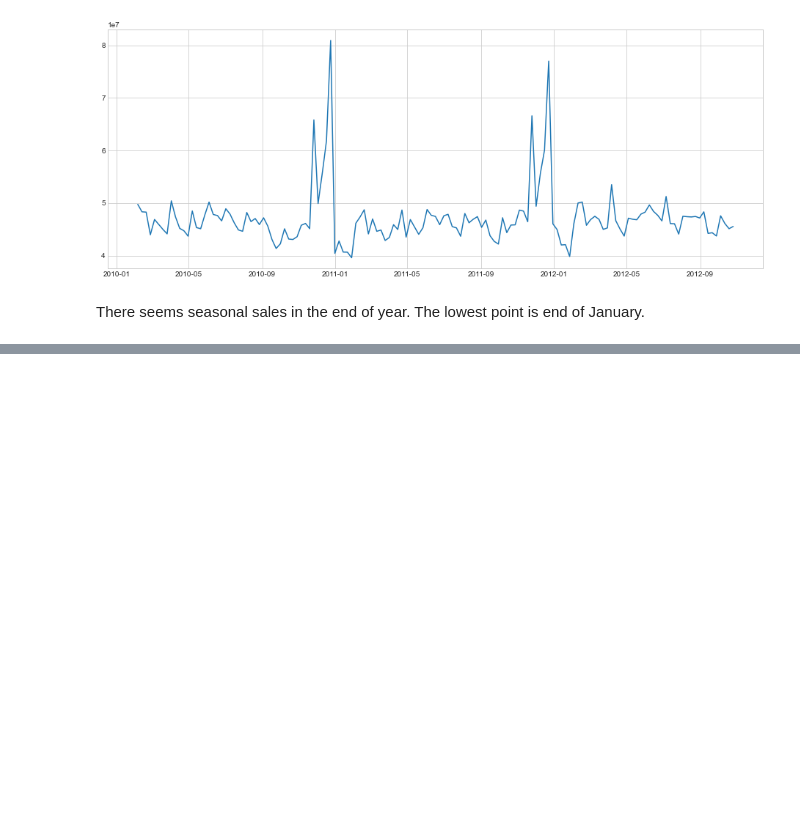
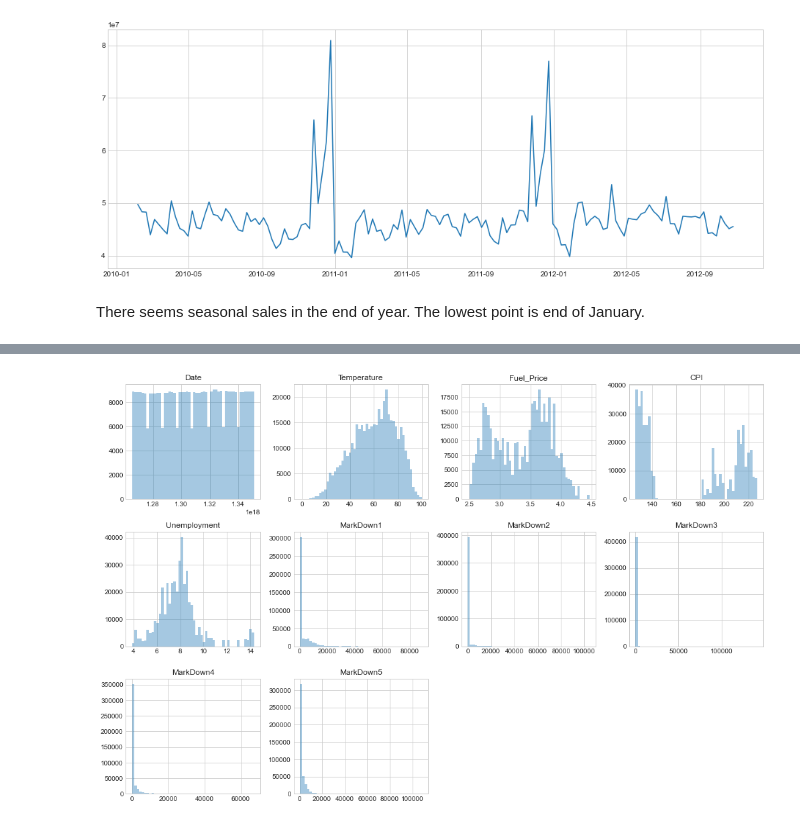
Before and after one commit to rainbowmoonlight/Kaggle, a Jupyter notebook: Walmart - Store Sales Forecasting/Walmart - Store Sales Forecasting.ipynb, the cells around one changed output, grey strips where cells are left out. Drawn from its saved outputs; the diff is of its cells as text; code cells hidden in the pictures; blank space fills up the shorter version.

```diff
--- a/Walmart - Store Sales Forecasting/Walmart - Store Sales Forecasting.ipynb
+++ b/Walmart - Store Sales Forecasting/Walmart - Store Sales Forecasting.ipynb
@@ -381,0 +390,18 @@ There seems seasonal sales in the end of year. The lowest point is end of Januar
+# %%
+all_train['month'] = all_train['Date'].dt.month
+all_train = all_train.drop(['Date'], axis=1)
+all_train = pd.get_dummies(all_train, columns=['month'])
+
+all_test['month'] = all_test['Date'].dt.month
+all_test = all_test.drop(['Date'], axis=1)
+all_test = pd.get_dummies(all_test, columns=['month'])
+# %%
+fig = plt.figure(figsize=(14,12))
+for index,col in enumerate(columns):
+    plt.subplot(4,4,index+1)
+    sns.distplot(all_train[col], kde=False)
+    plt.xlabel(None)
+    plt.title(col, fontsize=12)
+fig.tight_layout(pad=1.0)
+# %% [output]
+[figure, added]
```
Also changed, not shown: parts of 9 cells of this notebook.
